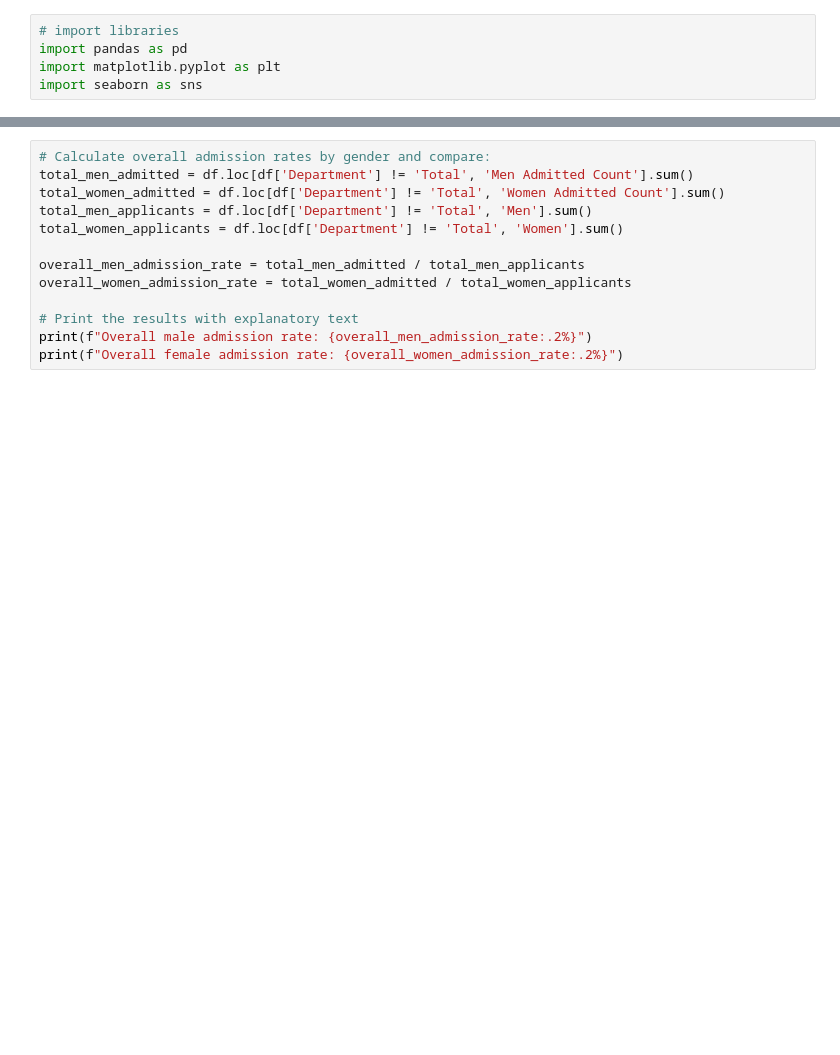
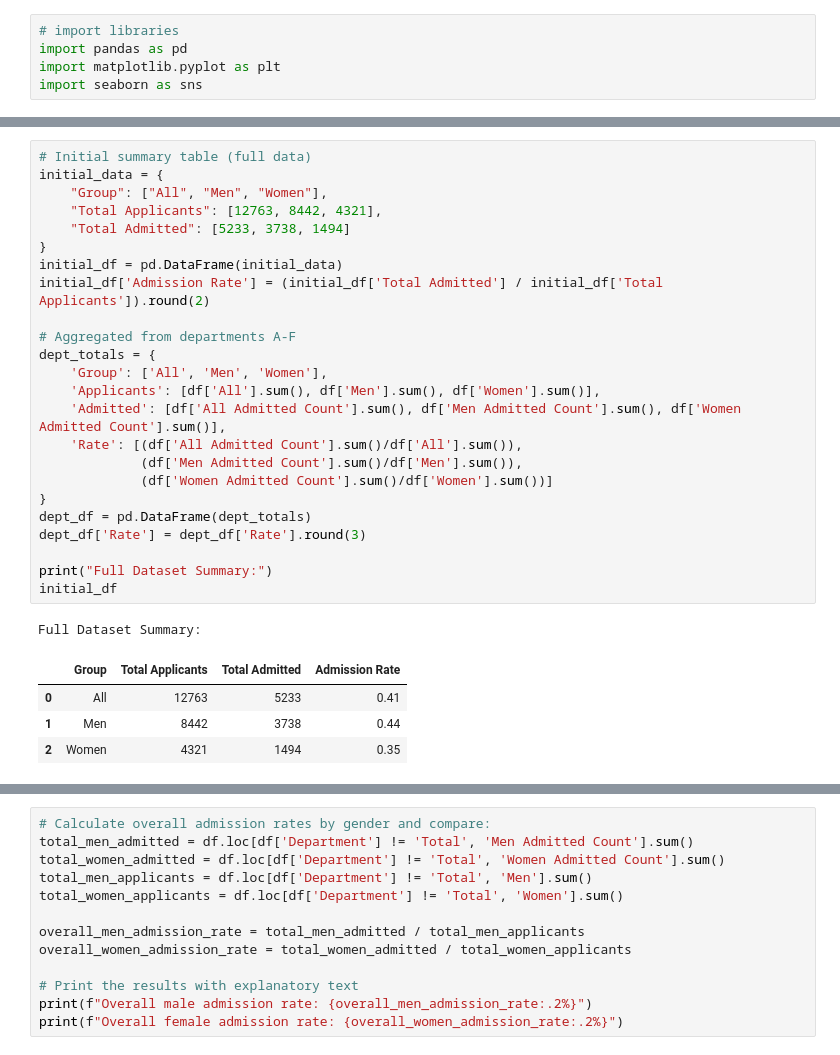
Before and after one commit to maxegorovpt/da_portfolio, a Jupyter notebook: 02_substack_posts/002_simpsons_paradox.ipynb, the cells around one changed output, grey strips where cells are left out. Drawn from its saved outputs; the diff is of its cells as text; blank space fills up the shorter version.

```diff
--- a/02_substack_posts/002_simpsons_paradox.ipynb
+++ b/02_substack_posts/002_simpsons_paradox.ipynb
@@ -66,0 +93,30 @@ df
+# %%
+# Initial summary table (full data)
+initial_data = {
+    "Group": ["All", "Men", "Women"],
+    "Total Applicants": [12763, 8442, 4321],
+    "Total Admitted": [5233, 3738, 1494]
+}
+initial_df = pd.DataFrame(initial_data)
+initial_df['Admission Rate'] = (initial_df['Total Admitted'] / initial_df['Total Applicants']).round(2)
+
+# Aggregated from departments A-F
+dept_totals = {
+    'Group': ['All', 'Men', 'Women'],
+    'Applicants': [df['All'].sum(), df['Men'].sum(), df['Women'].sum()],
+    'Admitted': [df['All Admitted Count'].sum(), df['Men Admitted Count'].sum(), df['Women Admitted Count'].sum()],
+    'Rate': [(df['All Admitted Count'].sum()/df['All'].sum()),
+             (df['Men Admitted Count'].sum()/df['Men'].sum()),
+             (df['Women Admitted Count'].sum()/df['Women'].sum())]
+}
+dept_df = pd.DataFrame(dept_totals)
+dept_df['Rate'] = dept_df['Rate'].round(3)
+
+print("Full Dataset Summary:")
+initial_df
+# %% [output]
+Full Dataset Summary:
+|  | Group | Total Applicants | Total Admitted | Admission Rate |
+| 0 | All | 12763 | 5233 | 0.41 |
+| 1 | Men | 8442 | 3738 | 0.44 |
+| 2 | Women | 4321 | 1494 | 0.35 |
```
Also changed, not shown: parts of 7 cells of this notebook.
